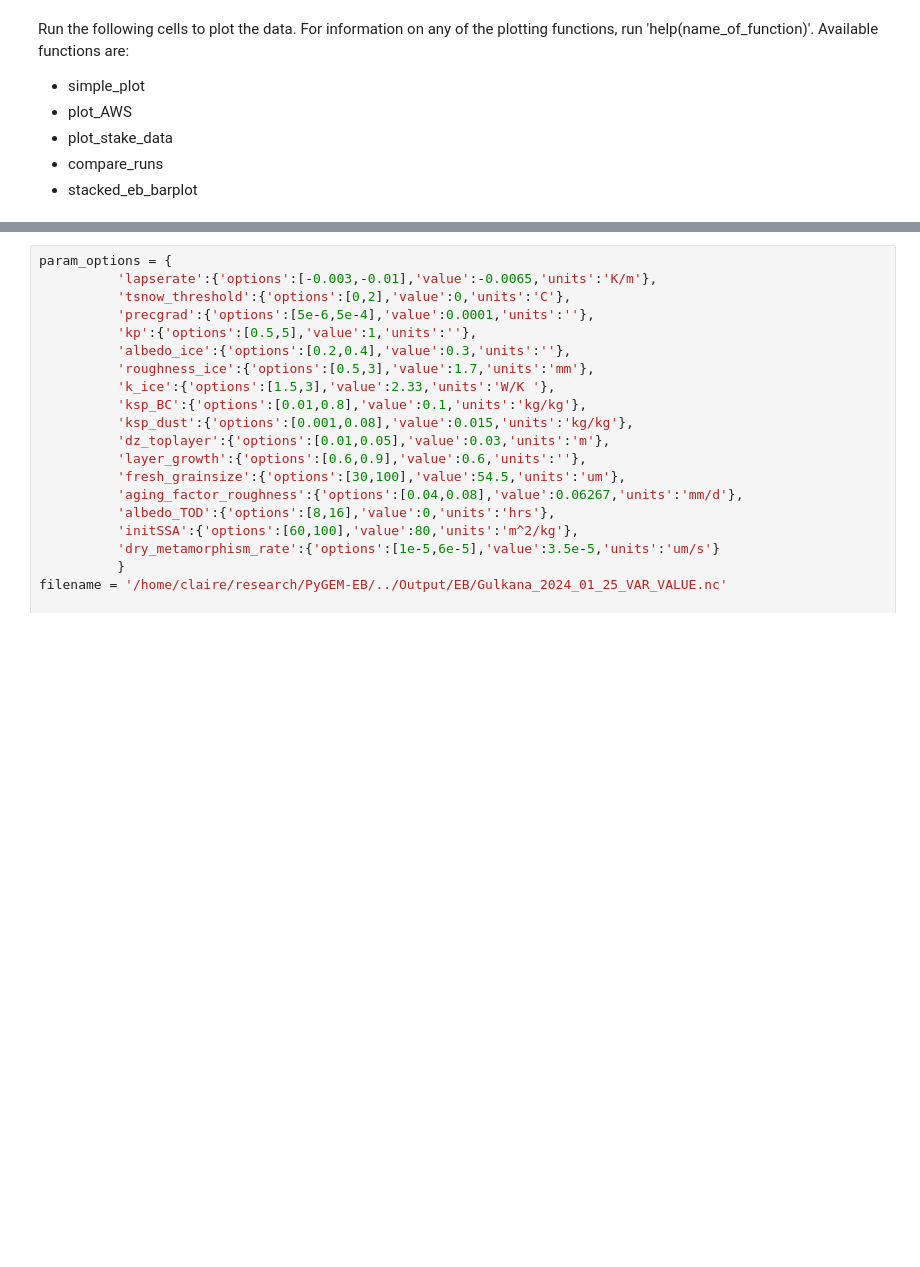
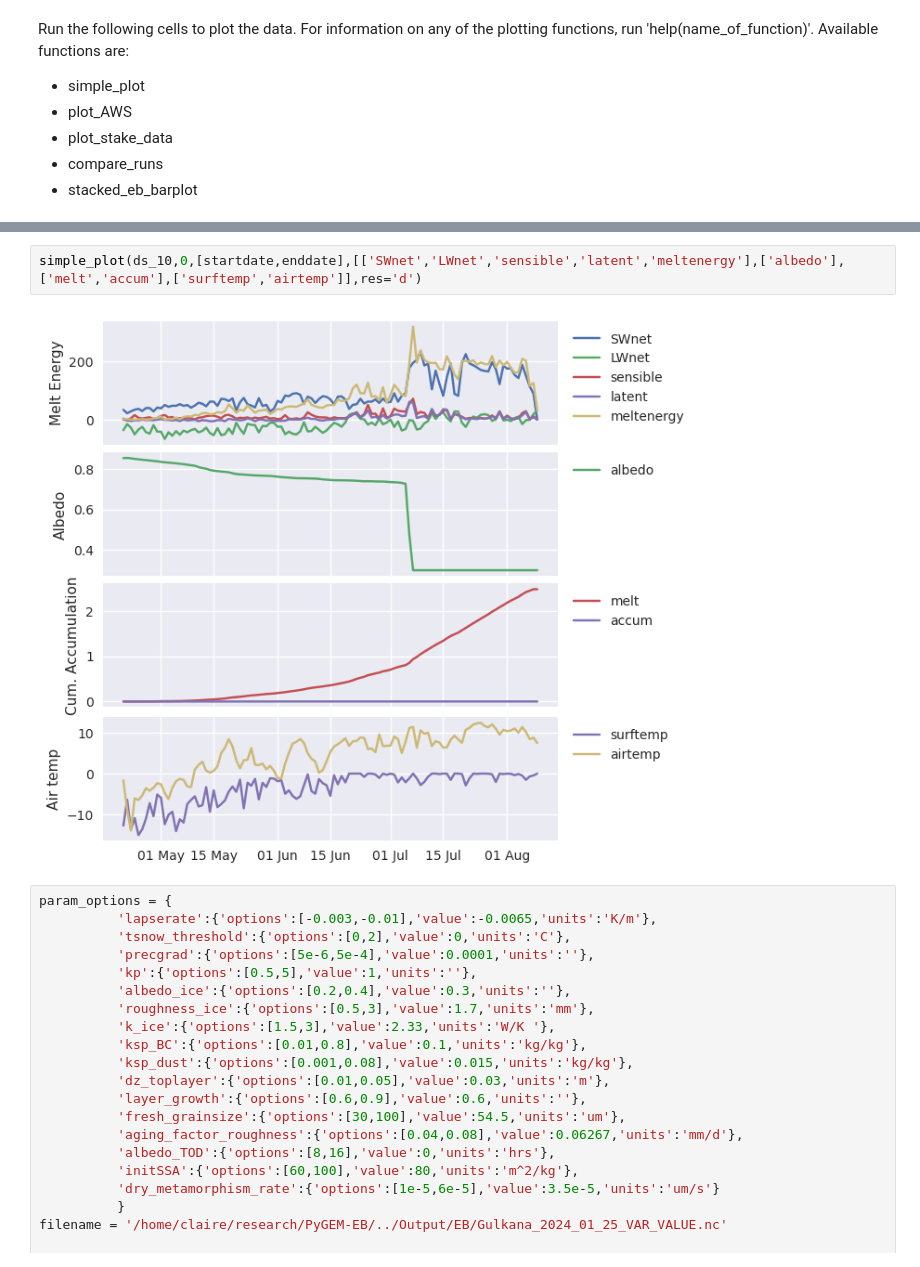
Before and after one commit to drounce/PyGEM, a Jupyter notebook: pygem_eb/processing/ebplotting.ipynb, the cells around one changed output, grey strips where cells are left out. Saved outputs shown, nothing was run; the diff lists cells and outputs as text; blank space fills up the shorter version.

```diff
--- a/pygem_eb/processing/ebplotting.ipynb
+++ b/pygem_eb/processing/ebplotting.ipynb
@@ -53,3 +60,7 @@ compare_runs(ds_list[idx],[startdate,enddate],switch_labels[idx],'albedo',t='Alb
+# %%
+simple_plot(ds_10,0,[startdate,enddate],[['SWnet','LWnet','sensible','latent','meltenergy'],['albedo'],['melt','accum'],['surftemp','airtemp']],res='d')
+# %% [output]
+[figure, added]
 # %%
 param_options = {
           'lapserate':{'options':[-0.003,-0.01],'value':-0.0065,'units':'K/m'},
```
Also changed, not shown: parts of 15 cells of this notebook, 11 other files.
